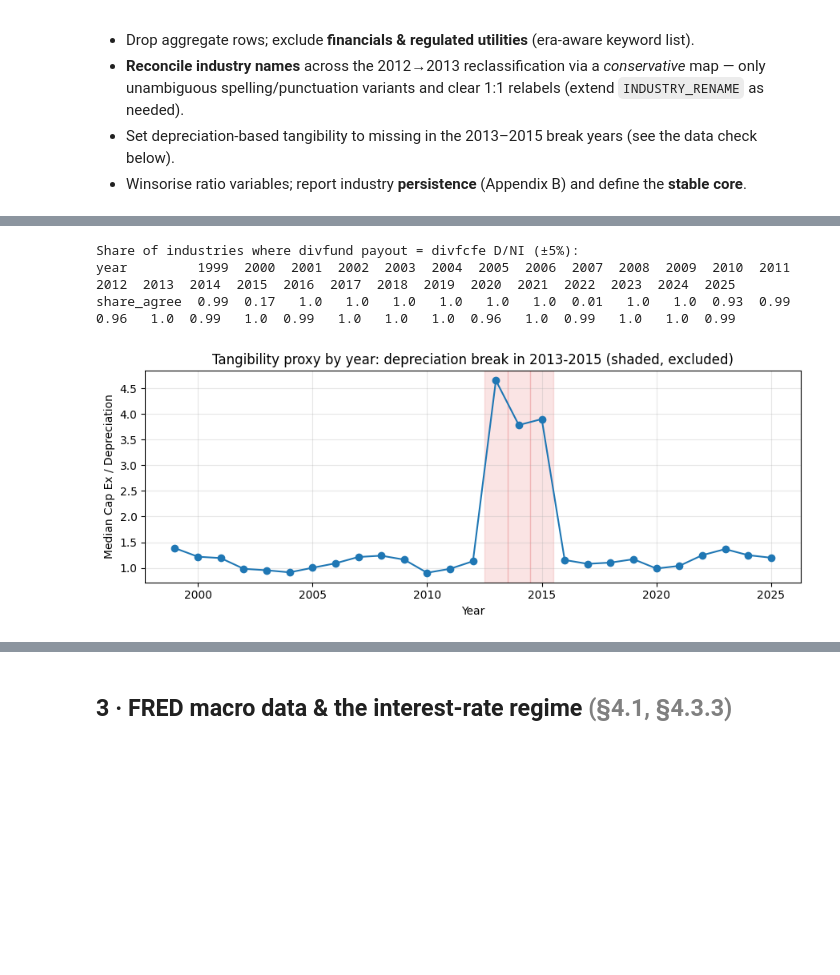
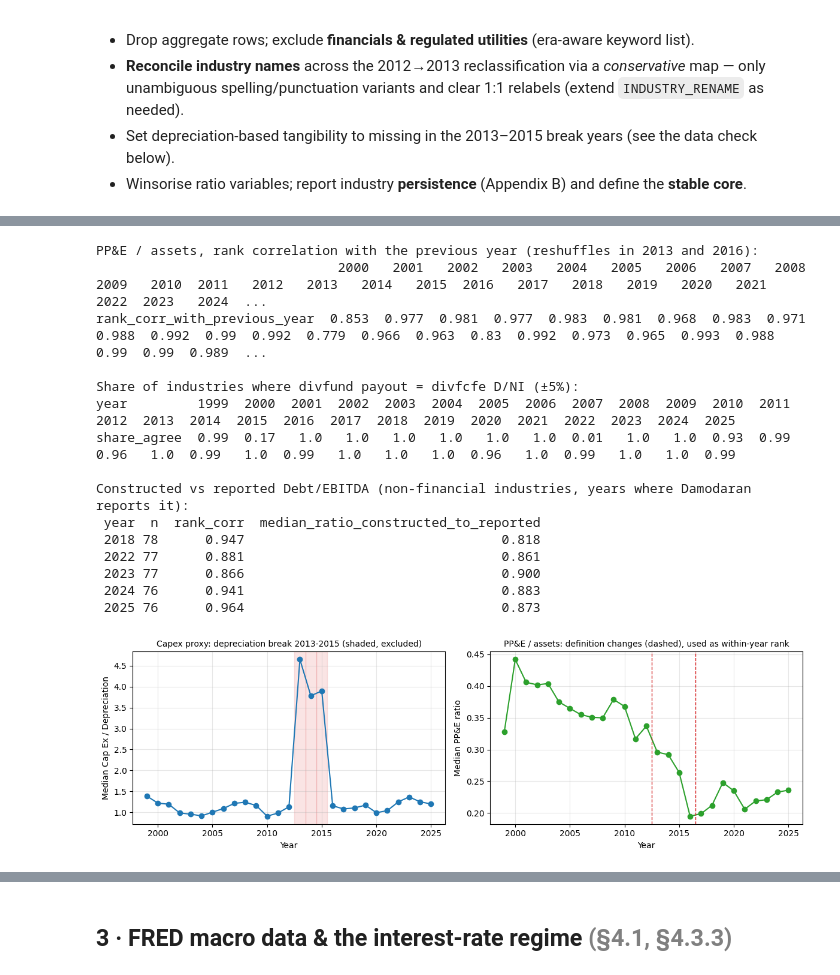
Before and after one commit to MilanKalajdzic/Master-Thesis, a Jupyter notebook: thesis_analysis.ipynb, the cells around one changed output, grey strips where cells are left out. Cells and saved outputs as stored; diff of their text form; code cells hidden in the pictures; blank space fills up the shorter version.

```diff
--- a/thesis_analysis.ipynb
+++ b/thesis_analysis.ipynb
@@ -61,11 +66,17 @@ Python 3.11.15 | pandas 3.0.2
 # ============================ CONFIGURATION ============================
 SEARCH_DIRS = ["data", "."]   # searched recursively for the Damodaran .xls files; absent paths ignored
 
-# Tangibility proxy for H3 (capex file has no PP&E/Total Assets; see §4).
-#   "capex_deprec"   -> Cap Ex / Depreciation            (PRIMARY: best separates tangible sectors)
+# Tangibility for H3 (see §4).
+#   "ppe_assets"     -> PP&E / total assets from dbtfund  (PRIMARY: the standard measure, e.g. Rajan & Zingales 1995)
+#                       Its definition changes twice (PPE_DEF_CHANGES): Fixed Assets/BV of Capital (1999-2012),
+#                       Fixed Assets/Total Assets (2013-2016), Net PP&E/Total Assets (2017+). It is therefore used
+#                       as a percentile rank within each year, which is comparable across the definitions.
+#   "capex_deprec"   -> Cap Ex / Depreciation            (robustness)
 #   "netcapex_sales" -> Net Cap Ex / Sales                (robustness)
 #   "invcap_sales"   -> 1 / (Sales / Invested Capital)   (robustness)
-TANGIBILITY_PROXY = "capex_deprec"
+TANGIBILITY_PROXY = "ppe_assets"
+CAPEX_PROXIES     = {"capex_deprec", "netcapex_sales", "invcap_sales"}
+PPE_DEF_CHANGES   = [2013, 2017]
 # Damodaran's 2013-2015 capex files report depreciation on a different basis (industry depreciation drops
 # by roughly half vs 2012/2016 while capex does not), inflating Cap Ex/Depreciation and scrambling the
 # industry ranking. Proxies built from depreciation are set to missing in these years (see the §2 check).
@@ -183,7 +195,8 @@ def discover_sources(token):
         if not d.exists():
             continue
         for f in sorted(d.rglob(f"{token}*.xls*")):
-            if f.name.startswith("~$"):
+            # token + optional year digits only (so e.g. dbtfundEurope24.xls is not read as dbtfund)
+            if f.name.startswith("~$") or not re.fullmatch(rf"{token}\d*\.xlsx?", f.name, re.I):
                 continue
             y = data_year(f)
             if y is not None:
@@ -478,25 +554,54 @@ The per-year medians below (before winsorising and before the break-year fix) ma
   began). Measures built from `divfcfe` (Dividends/FCFE, total payout) are therefore excluded in those years; the
   main payout variable comes from `divfund` and is unaffected.
 # %%
-
-chk_cols = ["payout", "lev", "roe", "tax", "tangibility", "div_to_fcfe", "div_yield"]
+chk_cols = ["payout", "lev", "lev_unadj", "lev_book", "debt_ebitda", "roe", "tax", "capex_deprec", "ppe_assets",
+            "div_to_fcfe", "div_yield"]
 yearly_medians = panel_prewin.groupby("year")[[c for c in chk_cols if c in panel_prewin]].median().round(3)
 yearly_medians.to_csv(OUTDIR / "tab_data_check_yearly_medians.csv")
 crossfile_agreement.round(3).to_csv(OUTDIR / "tab_data_check_crossfile.csv")
 alignment_check.to_csv(OUTDIR / "tab_data_check_alignment.csv", index=False)
+debt_ebitda_check.to_csv(OUTDIR / "tab_data_check_debt_ebitda.csv", index=False)
+# stability of the industry ordering: Spearman correlation of PP&E / assets with the previous year
+_w = panel_prewin.pivot_table(index="industry", columns="year", values="ppe_assets")
+ppe_rank_stability = pd.Series({y: _w[y - 1].corr(_w[y], method="spearman") for y in _w.columns[1:]},
+                               name="rank_corr_with_previous_year").round(3)
+ppe_rank_stability.rename_axis("year").to_csv(OUTDIR / "tab_data_check_ppe_rank_stability.csv")
+print("PP&E / assets, rank correlation with the previous year (reshuffles in 2013 and 2016):")
+print(ppe_rank_stability.to_frame().T.to_string(), "\n")
 print("Share of industries where divfund payout = divfcfe D/NI (±5%):")
 print(crossfile_agreement.round(2).to_frame().T.to_string(), "\n")
+print("Constructed vs reported Debt/EBITDA (non-financial industries, years where Damodaran reports it):")
+print(debt_ebitda_check.to_string(index=False), "\n")
 
-fig, ax = plt.subplots(figsize=(9, 3.6))
-ax.plot(yearly_medians.index, yearly_medians["tangibility"], "o-", color="tab:blue")
+fig, axes = plt.subplots(1, 2, figsize=(12, 3.8))
+ax = axes[0]
+ax.plot(yearly_medians.index, yearly_medians["capex_deprec"], "o-", color="tab:blue")
 for y in TANG_BREAK_YEARS:
     ax.axvspan(y - .5, y + .5, color="tab:red", alpha=.12)
 ax.set_ylabel("Median Cap Ex / Depreciation"); ax.set_xlabel("Year")
-ax.set_title("Tangibility proxy by year: depreciation break in 2013-2015 (shaded, excluded)")
+ax.set_title("Capex proxy: depreciation break 2013-2015 (shaded, excluded)", fontsize=10)
+ax = axes[1]
+ax.plot(yearly_medians.index, yearly_medians["ppe_assets"], "o-", color="tab:green")
+for y in PPE_DEF_CHANGES:
+    ax.axvline(y - .5, color="tab:red", ls="--", lw=1)
+ax.set_ylabel("Median PP&E ratio"); ax.set_xlabel("Year")
+ax.set_title("PP&E / assets: definition changes (dashed), used as within-year rank", fontsize=10)
 fig.tight_layout(); fig.savefig(OUTDIR / "fig_data_check_tangibility.png", dpi=150); plt.show()
 yearly_medians
 # %% [output]
+PP&E / assets, rank correlation with the previous year (reshuffles in 2013 and 2016):
+                               2000   2001   2002   2003   2004   2005   2006   2007   2008   2009   2010  2011   2012   2013   2014   2015  2016   2017   2018   2019   2020   2021  2022  2023   2024  ...
+rank_corr_with_previous_year  0.853  0.977  0.981  0.977  0.983  0.981  0.968  0.983  0.971  0.988  0.992  0.99  0.992  0.779  0.966  0.963  0.83  0.992  0.973  0.965  0.993  0.988  0.99  0.99  0.989  ...
+
 Share of industries where divfund payout = divfcfe D/NI (±5%):
 year         1999  2000  2001  2002  2003  2004  2005  2006  2007  2008  2009  2010  2011  2012  2013  2014  2015  2016  2017  2018  2019  2020  2021  2022  2023  2024  2025
 share_agree  0.99  0.17   1.0   1.0   1.0   1.0   1.0   1.0  0.01   1.0   1.0  0.93  0.99  0.96   1.0  0.99   1.0  0.99   1.0   1.0   1.0  0.96   1.0  0.99   1.0   1.0  0.99
+
+Constructed vs reported Debt/EBITDA (non-financial industries, years where Damodaran reports it):
+ year  n  rank_corr  median_ratio_constructed_to_reported
+ 2018 78      0.947                                 0.818
+ 2022 77      0.881                                 0.861
+ 2023 77      0.866                                 0.900
+ 2024 76      0.941                                 0.883
+ 2025 76      0.964                                 0.873
-[figure, old version]
+[figure, new version]
```
Also changed, not shown: parts of 26 cells of this notebook, 20 other files.
